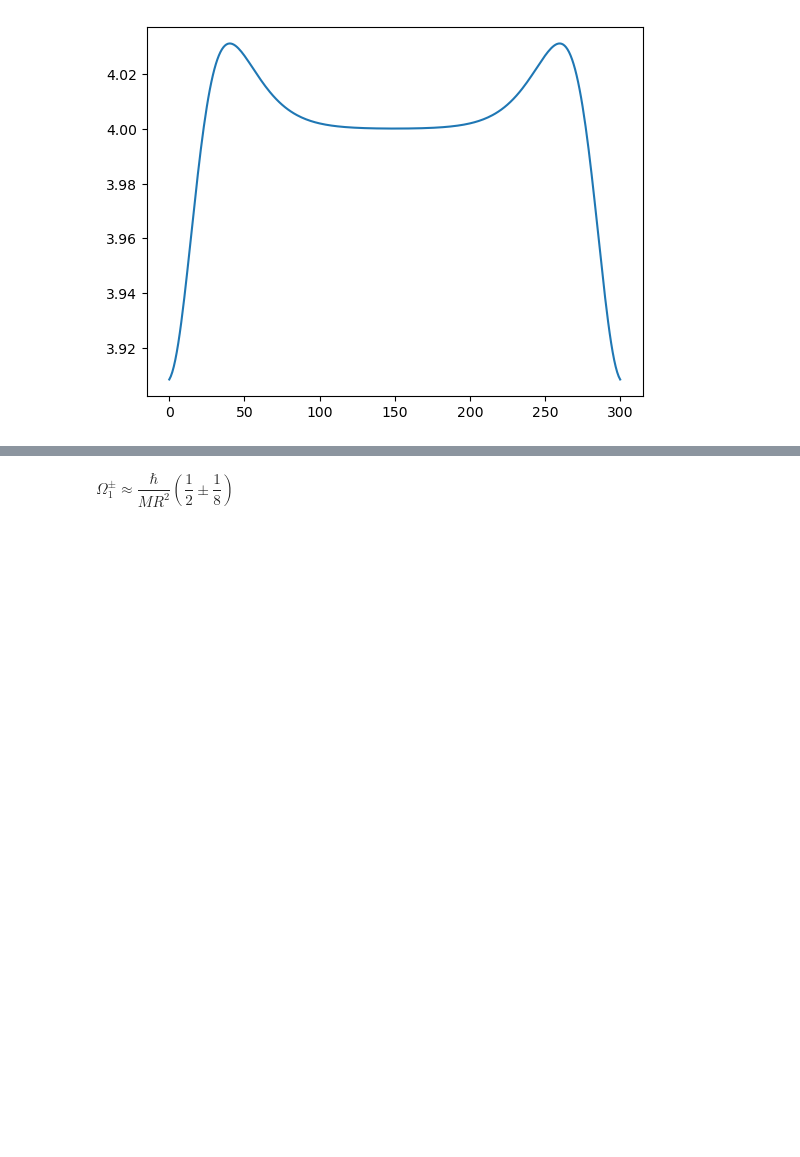
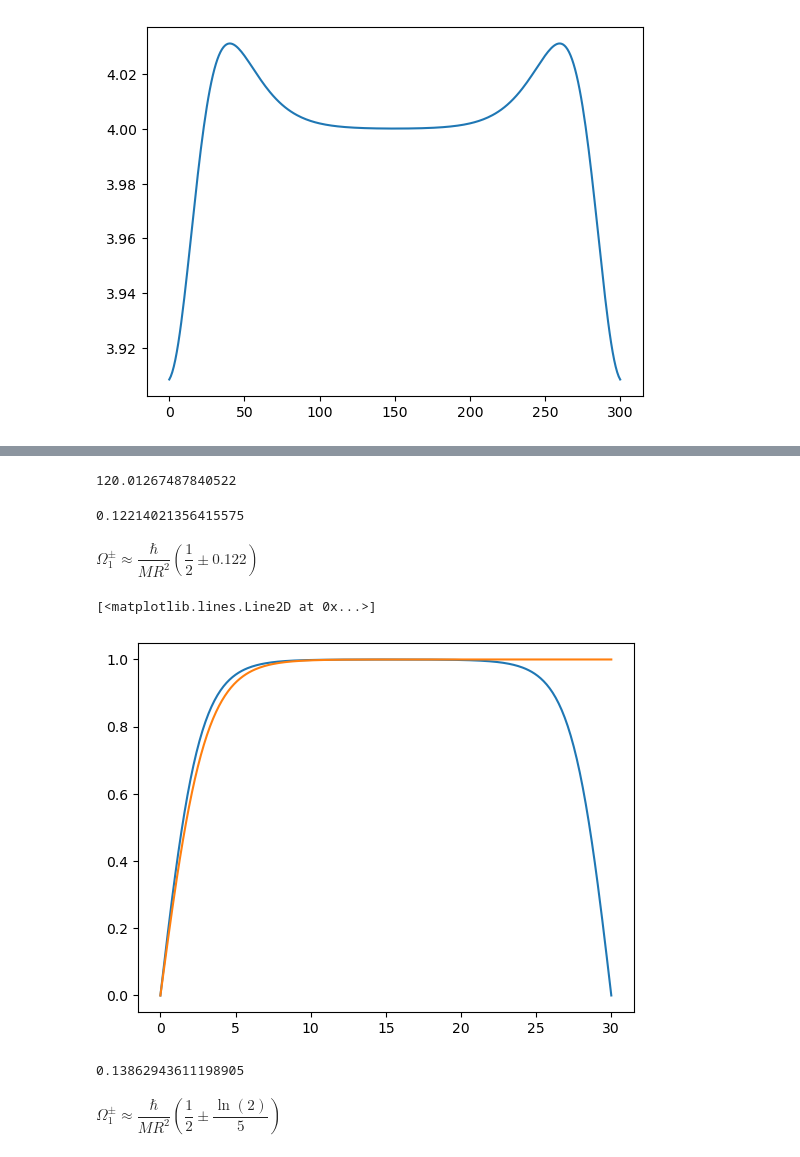
Before and after one commit to junguanghe/annulus_3he_a, a Jupyter notebook: low_flow.ipynb, the cells around one changed output, grey strips where cells are left out. Cells and saved outputs as stored; diff of their text form; code cells hidden in the pictures; blank space fills up the shorter version.

Commit message:
update omega derivation

```diff
--- a/low_flow.ipynb
+++ b/low_flow.ipynb
@@ -48,2 +48,26 @@ np.sum(x1) / np.sum(x2)
+# %%
+integrate.trapezoid(x2, dx=h)
+# %% [output]
+120.01267487840522
+# %%
+integrate.trapezoid(x1, dx=h) / integrate.trapezoid(x2, dx=h)
+# %% [output]
+0.12214021356415575
 # %% [markdown]
-$\Omega_1^\pm \approx \dfrac{\hbar}{M R^2} \left( \dfrac{1}{2} \pm \dfrac{1}{8} \right)$
+$\Omega_1^\pm \approx \dfrac{\hbar}{M R^2} \left( \dfrac{1}{2} \pm 0.122 \right)$
+# %%
+x3 = np.abs(eta1)*np.abs(eta2)
+# %%
+xs = np.linspace(0, 30, 301)
+# %%
+plt.plot(xs, x3)
+plt.plot(xs, np.tanh(xs/3))
+# %% [output]
+[<matplotlib.lines.Line2D at 0x...>]
+[figure, added]
+# %%
+np.log(2)/5
+# %% [output]
+0.13862943611198905
+# %% [markdown]
+$\Omega_1^\pm \approx \dfrac{\hbar}{M R^2} \left( \dfrac{1}{2} \pm \dfrac{\ln(2)}{5} \right)$
```
Also changed, not shown: parts of 5 cells of this notebook, 3 other files.
